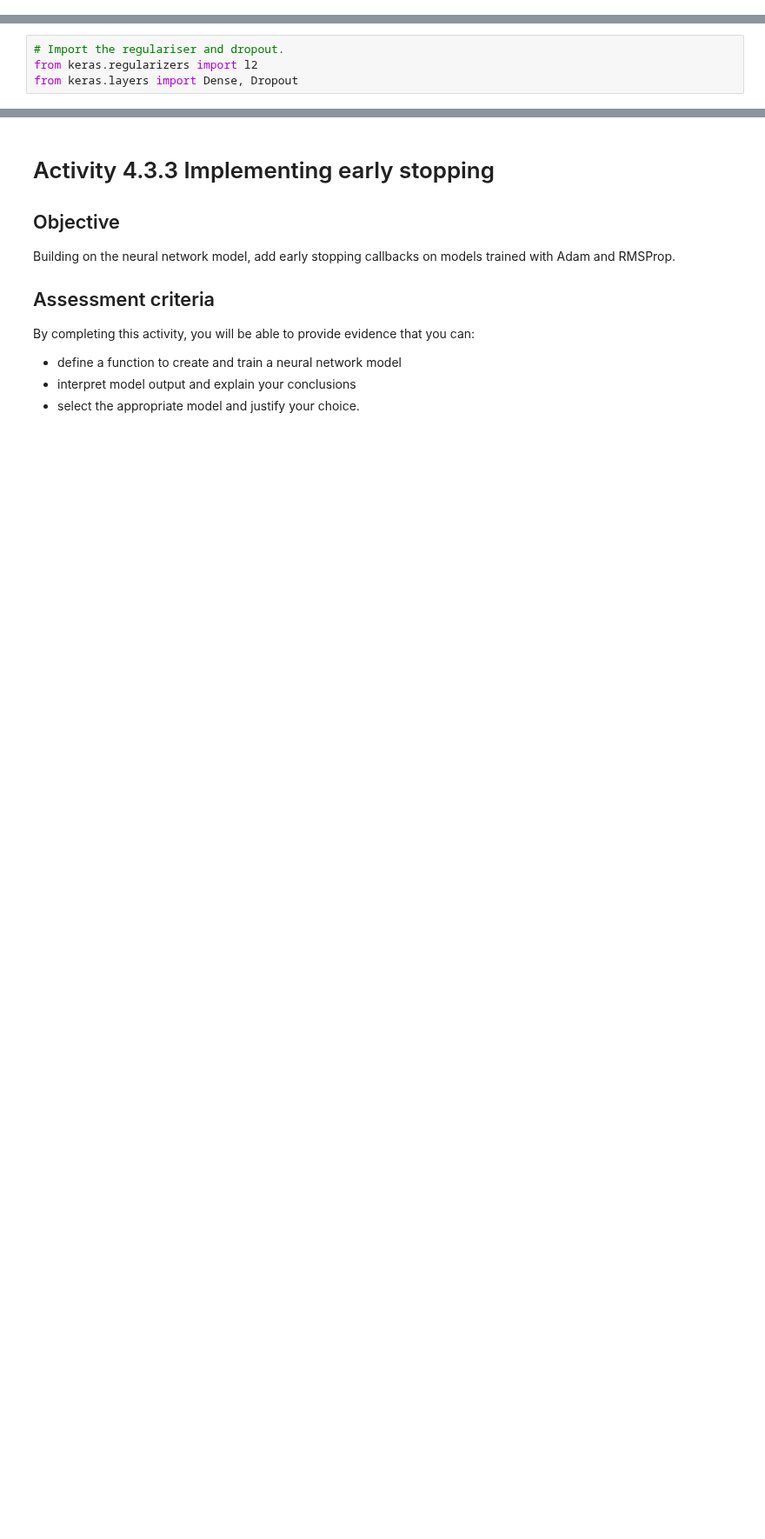
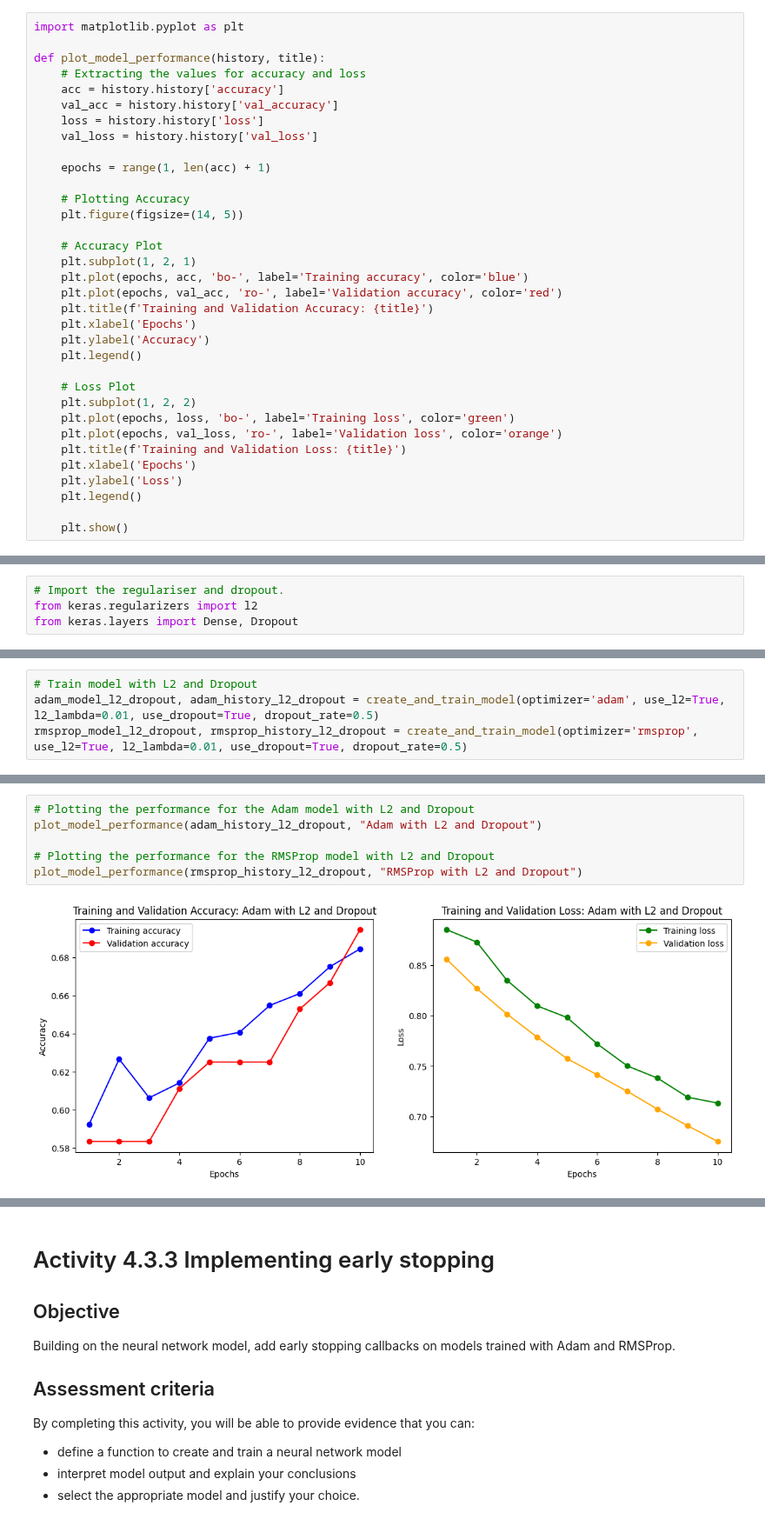
Before and after one commit to sheldonkemper/portfolio, a Jupyter notebook: CAM_DS_C201_Activity_4_1_4,_4_2_4_4_3_3.ipynb, the cells around one changed output, grey strips where cells are left out. Shown at 87% size. Saved outputs shown, nothing was run; the diff lists cells and outputs as text; blank space fills up the shorter version.

```diff
--- a/CAM_DS_C201_Activity_4_1_4,_4_2_4_4_3_3.ipynb
+++ b/CAM_DS_C201_Activity_4_1_4,_4_2_4_4_3_3.ipynb
@@ -202,3 +226,37 @@ def create_and_train_model(optimizer='adam'):
+# %%
+import matplotlib.pyplot as plt
+
+def plot_model_performance(history, title):
+    # Extracting the values for accuracy and loss
+    acc = history.history['accuracy']
+    val_acc = history.history['val_accuracy']
+    loss = history.history['loss']
+    val_loss = history.history['val_loss']
+
+    epochs = range(1, len(acc) + 1)
+
+    # Plotting Accuracy
+    plt.figure(figsize=(14, 5))
+
+    # Accuracy Plot
+    plt.subplot(1, 2, 1)
+    plt.plot(epochs, acc, 'bo-', label='Training accuracy', color='blue')
+    plt.plot(epochs, val_acc, 'ro-', label='Validation accuracy', color='red')
+    plt.title(f'Training and Validation Accuracy: {title}')
+    plt.xlabel('Epochs')
+    plt.ylabel('Accuracy')
+    plt.legend()
+
+    # Loss Plot
+    plt.subplot(1, 2, 2)
+    plt.plot(epochs, loss, 'bo-', label='Training loss', color='green')
+    plt.plot(epochs, val_loss, 'ro-', label='Validation loss', color='orange')
+    plt.title(f'Training and Validation Loss: {title}')
+    plt.xlabel('Epochs')
+    plt.ylabel('Loss')
+    plt.legend()
+
+    plt.show()
 # %% [markdown]
 **Train and evaluate the models**
 # %%
@@ -335,0 +392,4 @@ from keras.layers import Dense, Dropout
+# %%
+# Train model with L2 and Dropout
+adam_model_l2_dropout, adam_history_l2_dropout = create_and_train_model(optimizer='adam', use_l2=True, l2_lambda=0.01, use_dropout=True, dropout_rate=0.5)
+rmsprop_model_l2_dropout, rmsprop_history_l2_dropout = create_and_train_model(optimizer='rmsprop', use_l2=True, l2_lambda=0.01, use_dropout=True, dropout_rate=0.5)
@@ -335,0 +414,8 @@ from keras.layers import Dense, Dropout
+# %%
+# Plotting the performance for the Adam model with L2 and Dropout
+plot_model_performance(adam_history_l2_dropout, "Adam with L2 and Dropout")
+
+# Plotting the performance for the RMSProp model with L2 and Dropout
+plot_model_performance(rmsprop_history_l2_dropout, "RMSProp with L2 and Dropout")
+# %% [output]
+[figure, added]
```
Also changed, not shown: parts of 9 cells of this notebook.
